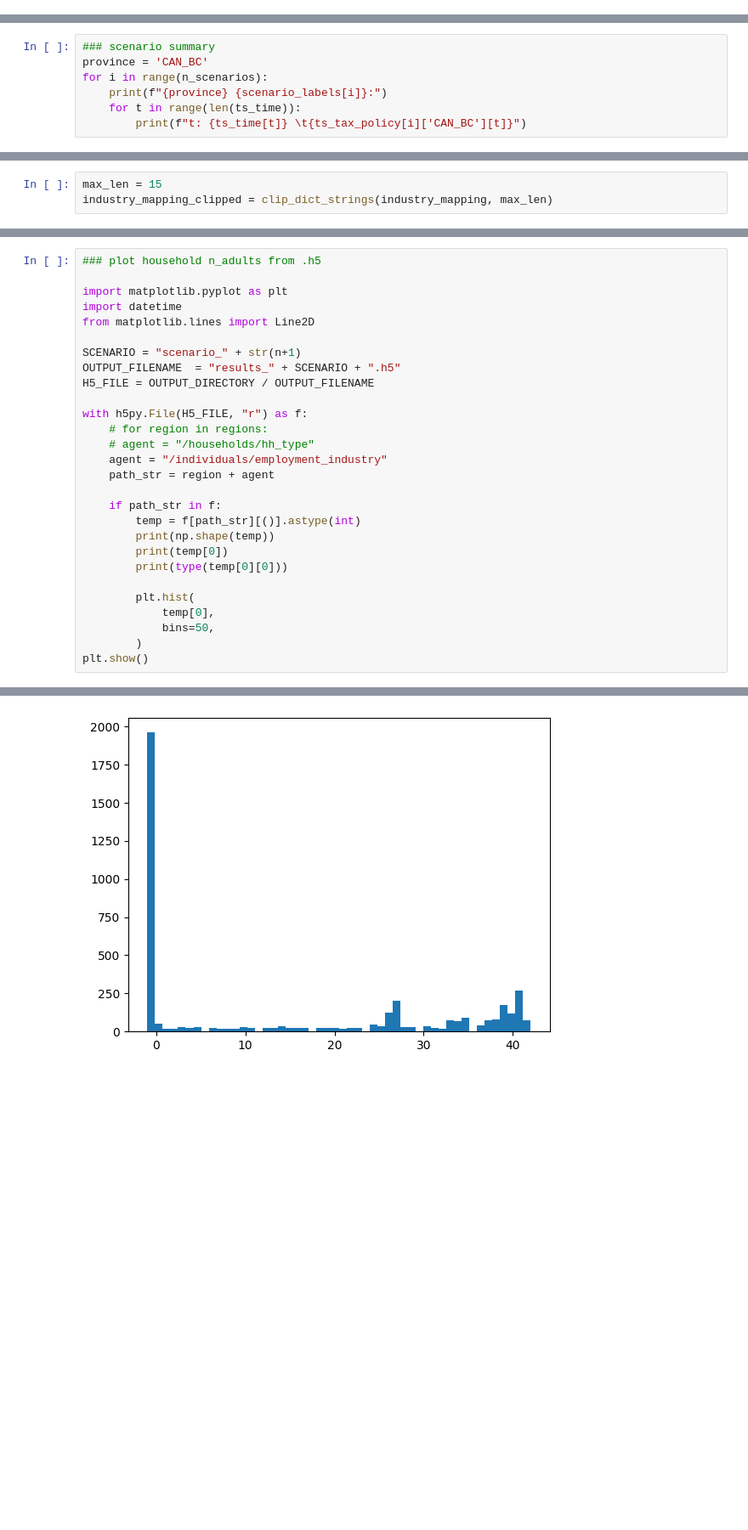
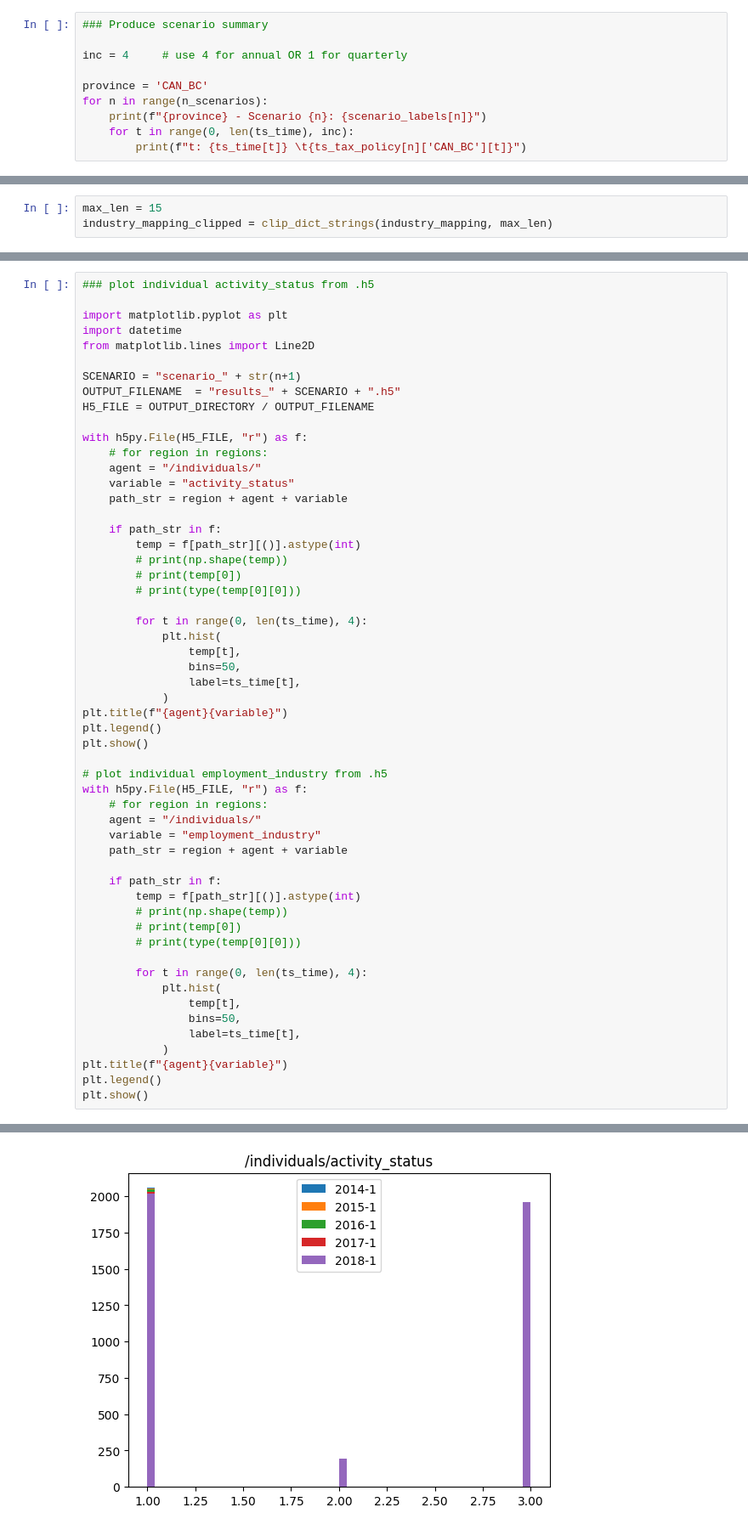
Before and after one commit to bcgov/macroabm-ca, a Jupyter notebook: scenarios/pit_basic_multiscenario.ipynb, the cells around one changed output, grey strips where cells are left out. Shown at 85% size. Saved outputs shown, nothing was run; the diff lists cells and outputs as text; blank space fills up the shorter version.

Commit message:
Draft implementation of PersonalIncomeTaxReader for timeseries and jurisdictional differences & framework for PIT scenarios

```diff
--- a/scenarios/pit_basic_multiscenario.ipynb
+++ b/scenarios/pit_basic_multiscenario.ipynb
@@ -423,0 +624,10 @@ scenario_labels=[]
+# %%
+### Produce scenario summary
+
+inc = 4     # use 4 for annual OR 1 for quarterly
+
+province = 'CAN_BC'
+for n in range(n_scenarios):
+    print(f"{province} - Scenario {n}: {scenario_labels[n]}")
+    for t in range(0, len(ts_time), inc):
+        print(f"t: {ts_time[t]} \t{ts_tax_policy[n]['CAN_BC'][t]}")
@@ -544,10 +728,3 @@ t: 12, timestep: 2017-1
 # ]
 
 # run_scenario(i_scenario, use_taxation_policies, policy_type, rate)
-# %%
-### scenario summary
-province = 'CAN_BC'
-for i in range(n_scenarios):
-    print(f"{province} {scenario_labels[i]}:")
-    for t in range(len(ts_time)):
-        print(f"t: {ts_time[t]} \t{ts_tax_policy[i]['CAN_BC'][t]}")
@@ -1377,5 +1518,5 @@ debt
 # %%
-### plot household n_adults from .h5
+### plot individual activity_status from .h5
 
 import matplotlib.pyplot as plt
 import datetime
@@ -1387,19 +1528,46 @@ H5_FILE = OUTPUT_DIRECTORY / OUTPUT_FILENAME
 
 with h5py.File(H5_FILE, "r") as f:
     # for region in regions:
-    # agent = "/households/hh_type"
-    agent = "/individuals/employment_industry"
-    path_str = region + agent
+    agent = "/individuals/"
+    variable = "activity_status"
+    path_str = region + agent + variable
 
     if path_str in f:
         temp = f[path_str][()].astype(int)
-        print(np.shape(temp))
-        print(temp[0])
-        print(type(temp[0][0]))
+        # print(np.shape(temp))
+        # print(temp[0])
+        # print(type(temp[0][0]))
 
-        plt.hist(
-            temp[0],
-            bins=50,
-        )
+        for t in range(0, len(ts_time), 4):
+            plt.hist(
+                temp[t],
+                bins=50,
+                label=ts_time[t],
+            )
+plt.title(f"{agent}{variable}")
+plt.legend()
 plt.show()
+
+# plot individual employment_industry from .h5
+with h5py.File(H5_FILE, "r") as f:
+    # for region in regions:
+    agent = "/individuals/"
+    variable = "employment_industry"
+    path_str = region + agent + variable
+
+    if path_str in f:
+        temp = f[path_str][()].astype(int)
+        # print(np.shape(temp))
+        # print(temp[0])
+        # print(type(temp[0][0]))
+
+        for t in range(0, len(ts_time), 4):
+            plt.hist(
+                temp[t],
+                bins=50,
+                label=ts_time[t],
+            )
+plt.title(f"{agent}{variable}")
+plt.legend()
+plt.show()
 # %% [output]
@@ -1409 +1574 @@ plt.show()
-[figure, old version]
+[figure, new version]
```
Also changed, not shown: parts of 28 cells of this notebook, 11 other files.
